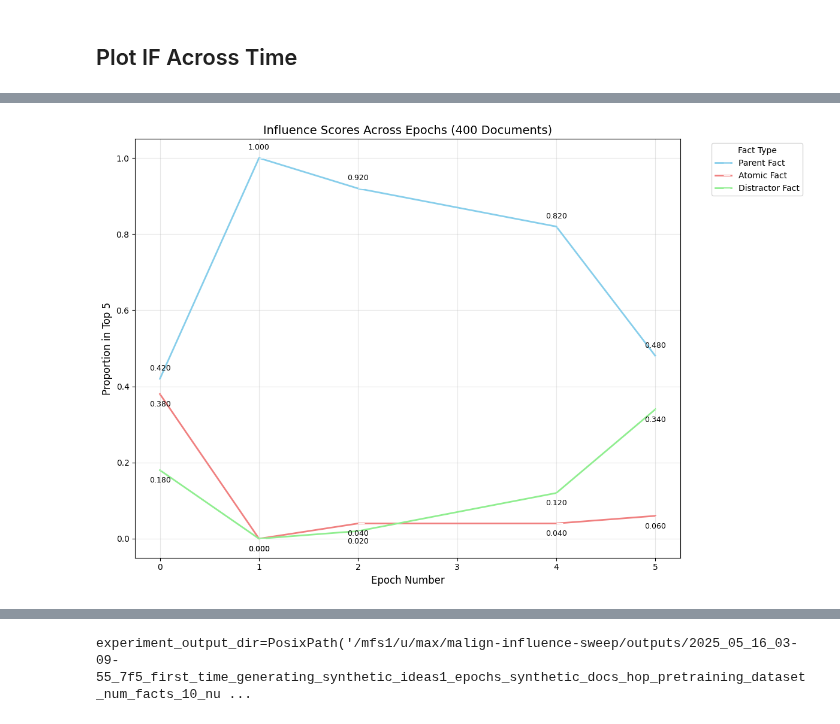
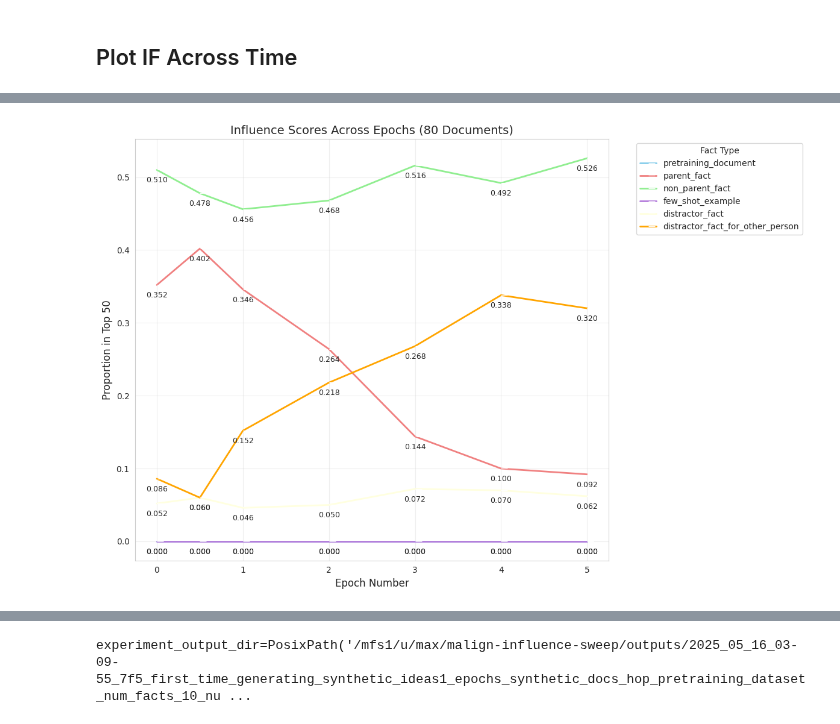
Before and after one commit to levmckinney/malign-influence, a Jupyter notebook: analysis/extractive_structures.ipynb, the cells around one changed output, grey strips where cells are left out. Drawn from its saved outputs; the diff is of its cells as text; code cells hidden in the pictures.

```diff
--- a/analysis/extractive_structures.ipynb
+++ b/analysis/extractive_structures.ipynb
@@ -2080,11 +1975,12 @@ from oocr_influence.cli.train_extractive import TrainingArgs
 import random
 import string
 
-def plot_checkpoint_vs_top5_facts(
+def plot_checkpoint_vs_topk_facts(
     checkpoint_name_to_proportions: dict,
     checkpoint_name_to_epoch: Callable[[str], int],
     analysis_dir: Path | None = None,
-    title: str | None = None
+    title: str | None = None,
+    top_k: int = 5
 ) -> None:
     """
     Plot epoch numbers vs proportions of "parent fact" and "atomic fact" in top 5.
@@ -2101,26 +1997,15 @@ def plot_checkpoint_vs_top5_facts(
     data_rows = []
 
     for checkpoint_name, k_to_proportions in checkpoint_name_to_proportions.items():
-        top5_proportions = k_to_proportions[5]
+        topk_proportions = k_to_proportions[top_k]
         epoch = checkpoint_name_to_epoch(checkpoint_name)
 
-        # Add rows for each fact type
-        data_rows.append({
-            'Epoch': epoch,
-            'Fact Type': 'Parent Fact',
-            'Proportion': top5_proportions["parent_fact"]
-        })
-        data_rows.append({
-            'Epoch': epoch,
-            'Fact Type': 'Atomic Fact',
-            'Proportion': top5_proportions["non_parent_fact"]
-        })
-
-        data_rows.append({
-            'Epoch': epoch,
-            'Fact Type': 'Distractor Fact',
-            'Proportion': top5_proportions["distractor_fact"]
-        })
+        for proportion_name, proportion in topk_proportions.items():
+            data_rows.append({
+                'Epoch': epoch,
+                'Fact Type': proportion_name,
+                'Proportion': proportion
+            })
 
 
     if not data_rows:
@@ -2142,7 +2027,7 @@ def plot_checkpoint_vs_top5_facts(
         marker=True,
         markersize=8,
         linewidth=2,
-        palette=['skyblue', 'lightcoral', 'lightgreen']
+        palette=['#87ceeb', '#f08080', '#90ee90', '#b57edc', '#ffffe0', '#ffa500', '#ffc0cb', '#98fb98', '#dda0dd', '#f0e68c']
     )
 
     # Add value labels on points
@@ -2157,10 +2042,10 @@ def plot_checkpoint_vs_top5_facts(
 
     # Customize the plot
     ax.set_xlabel('Epoch Number', fontsize=12)
-    ax.set_ylabel('Proportion in Top 5', fontsize=12)
+    ax.set_ylabel(f'Proportion in Top {top_k}', fontsize=12)
 
     if title is None:
-        title = 'Proportion of Parent Facts and Atomic Facts in Top 5 Influential Documents by Epoch'
+        title = f'Proportion of Parent Facts and Atomic Facts in Top {top_k} Influential Documents by Epoch'
     ax.set_title(title, fontsize=14)
 
     # Add grid
@@ -2187,7 +2072,7 @@ class GroupOfExperiments:
     num_epochs_total: int | None = None
     steps_per_epoch: int | None = None
 
-
+TOP_KS = [5,10,20,50,100]
 def filter_number_of_documents(num_docs: int) -> Callable[[InfluenceArgs, TrainingArgs | None], bool]:
 
     def filter(args: InfluenceArgs, training_args: TrainingArgs) -> bool:
@@ -2203,16 +2088,20 @@ groups = []
 
 # groups += [GroupOfExperiments(name=f"Num Documents {train_arg.synth_types_per_fact * train_arg.synth_ideas_per_type * train_arg.synth_docs_per_idea}, {arg.query_dataset_split_name}, {arg.checkpoint_name}, Epochs ({train_arg.epochs})", experiment_filter= lambda x,y,if_arg=arg,t_arg=train_arg: (if_arg.checkpoint_name == x.checkpoint_name)) for arg,train_arg in sorted([(InfluenceArgs.model_validate(log.args), TrainingArgs.model_validate(og_log.args)) for log, og_log in zip(experiment_logs, original_experiment_logs)], key=lambda x: x[1].synth_ideas_per_type)]
 
-groups += [GroupOfExperiments(name=f"Influence Scores Across Epochs (400 Documents)", experiment_filter= lambda x,y: x.sweep_id == "dWVKJ", num_epochs_total=5, steps_per_epoch=199), GroupOfExperiments(name=f"Influence Scores Across Epochs (40 Documents)", experiment_filter= lambda x,y: x.sweep_id != "dWVKJ", num_epochs_total=10, steps_per_epoch=40)]
+# groups += [GroupOfExperiments(name="Influence Scores Across Epochs ({num_documents} Documents)", experiment_filter= lambda x,y: x.sweep_id == "anZn7", num_epochs_total=5, steps_per_epoch=80), GroupOfExperiments(name="Influence Scores Across Epochs ({num_documents} Documents)", experiment_filter= lambda x,y: x.sweep_id == "FFzLq", num_epochs_total=5, steps_per_epoch=80)]
+groups += [GroupOfExperiments(name="Influence Scores Across Epochs ({num_documents} Documents)",experiment_filter = lambda x,y: x.sweep_id == "dWVKJ",steps_per_epoch=398,num_epochs_total=5)]
 
+MAX_STD_DEV_OF_PRETRAIN_DOC_LENGTH = 3
 for group in groups:
 
-        experiment_mask = [group.experiment_filter(InfluenceArgs.model_validate(log.args), TrainingArgs.model_validate(original_log.args)) for log, original_log in zip(experiment_logs, original_experiment_logs)]
-        prob_vectors = [probabilities for probabilities, mask in zip(prob_vectors_parent, experiment_mask) if mask]
+        analysis_dir = PARENT_ANALYSIS_DIR / group.name.replace("\n", "_")
+
+        experiment_mask = [group.experiment_filter(InfluenceArgs.model_validate(log.args), TrainingArgs.model_validate(original_log.args)) for log, original_log in zip(if_experiment_log_list, training_experiment_log_list)]
+        prob_vectors = [probabilities for probabilities, mask in zip(probabilities_list, experiment_mask) if mask]
         scores_dfs = [scores_df for scores_df, mask in zip(scores_df_list, experiment_mask) if mask]
-        train_datasets = [train_dataset for train_dataset, mask in zip(train_dataset_list, experiment_mask) if mask]
-        query_datasets = [query_dataset for query_dataset, mask in zip(query_datasets_list, experiment_mask) if mask]
-        logs = [(log,train_log) for log,train_log, mask in zip(experiment_logs, original_experiment_logs, experiment_mask) if mask]
+        train_datasets = [train_dataset for train_dataset, mask in zip(train_dataset_by_document_list, experiment_mask) if mask]
+        query_datasets = [query_dataset for query_dataset, mask in zip(query_dataset_list, experiment_mask) if mask]
+        logs = [(log,train_log) for log,train_log, mask in zip(if_experiment_log_list, training_experiment_log_list, experiment_mask) if mask]
         experiment_name_parent = group.name
 
         if not any(experiment_mask):
@@ -2221,37 +2110,27 @@ for group in groups:
 
         experiment_name = experiment_name_parent
         checkpoint_name_to_proportions = {}
-        for scores_df, (log, train_log) in zip(scores_dfs, logs):
-
-            # if max_std_dev_of_pretrain_doc_length is not None:
-            #     experiment_name += f" (max_std_dev_of_pretrain_doc_length={max_std_dev_of_pretrain_doc_length})"
-            # analysis_dir = PARENT_ANALYSIS_DIR / experiment_name
-            # analysis_dir.mkdir(parents=True, exist_ok=True)
-            # print(f"Analysis dir: {analysis_dir}")
-
-            # assert len(train_datasets) == 1, "Only one train dataset is supported"
-            # if max_std_dev_of_pretrain_doc_length is not None:
-            #     pretain_doc_lengths = [len(input_ids) for input_ids,type in zip(train_datasets[0]["input_ids"], train_datasets[0]["type"]) if type == "pretraining_document"]
-            #     std_dev = np.std(pretain_doc_lengths)
-            #     mn = np.mean(pretain_doc_lengths)
-            #     ids_to_keep = [id for id,type,input_ids in zip(train_datasets[0]["id"], train_datasets[0]["type"],train_datasets[0]["input_ids"]) if type != "pretraining_document" or (len(input_ids) < mn + max_std_dev_of_pretrain_doc_length * std_dev)] # type: ignore
-            # else:
-            #     ids_to_keep = [id for id in train_datasets[0]["id"]]
+        for scores_df, train_dataset, (log, train_log) in zip(scores_dfs, train_datasets, logs):
 
 
-            k_to_proportions = plot_proportions_of_types_in_top_k(influence_scores_df=scores_df, top_ks=TOP_KS,title= "Types in Top K Most Influential Docs (Prob.) \n" + experiment_name, analysis_dir=analysis_dir, plot_ratio=False, plot = False)
+
+            if MAX_STD_DEV_OF_PRETRAIN_DOC_LENGTH is not None:
+                pretain_doc_lengths = [len(input_ids) for input_ids,type in zip(train_dataset["input_ids"], train_dataset["type"]) if type == "pretraining_document"]
+                std_dev = np.std(pretain_doc_lengths)
+                mn = np.mean(pretain_doc_lengths)
+                ids_to_keep = [id for id,type,input_ids in zip(train_dataset["id"], train_dataset["type"],train_dataset["input_ids"]) if type != "pretraining_document" or (len(input_ids) < mn + MAX_STD_DEV_OF_PRETRAIN_DOC_LENGTH * std_dev)] # type: ignore
+            else:
+                ids_to_keep = [id for id in train_dataset["id"]]
+            k_to_proportions = plot_proportions_of_types_in_top_k(influence_scores_df=scores_df, top_ks=TOP_KS,title= "Types in Top K Most Influential Docs (Prob.) \n" + experiment_name, analysis_dir=analysis_dir, plot_ratio=True, ids_to_keep=ids_to_keep, plot=False)
 
             args = InfluenceArgs.model_validate(log.args)
+            train_args = TrainingArgs.model_validate(train_log.args)
             checkpoint_name_to_proportions[args.checkpoint_name] = k_to_proportions
 
-            # plot_proportions_of_types_in_top_k(influence_scores_df=scores_df, top_ks=TOP_KS,title= "Types in Top K Most Influential Docs (Prob.) \n" + experiment_name, analysis_dir=analysis_dir, plot_ratio=True, ids_to_keep=ids_to_keep)
+        experiment_name = experiment_name_parent.format(num_documents=train_args.synth_types_per_fact * train_args.synth_ideas_per_type * train_args.synth_docs_per_idea)
 
-            # if len(train_datasets) == 1:
-
-                # filter to just be pretraining documents
-                # ids_for_length_analysis_pretrain=[id for id,type in zip(train_datasets[0]["id"], train_datasets[0]["type"]) if type == "pretraining_document" and id in ids_to_keep]
-                # plot_document_length_by_influence_percentiles(scores_df=pd.concat(scores_dfs), train_dataset=train_dataset, title= "Document Length vs Influence Score (Pretraining Docs) \n" + experiment_name, analysis_dir=analysis_dir, train_ids=ids_for_length_analysis_pretrain,percentiles=[0.01,0.05,0.1,0.2,0.3,0.4,0.5,0.6,0.7,0.8])
-
+        print(f"Training wandb run: {train_log.log_dict['run_url']}")
+        print(f"Influencez wandb run: {log.log_dict['run_url']}")
 
         def checkpoint_name_to_epoch(checkpoint_name: str,num_epochs_total: int = 5,steps_per_epoch: int = 40) -> int:
             if "final" in checkpoint_name:
@@ -2263,5 +2142,5 @@ for group in groups:
                 return int(num_steps) / steps_per_epoch
 
 
-        plot_checkpoint_vs_top5_facts(checkpoint_name_to_proportions, checkpoint_name_to_epoch=lambda x: checkpoint_name_to_epoch(x,num_epochs_total=group.num_epochs_total,steps_per_epoch=group.steps_per_epoch), title=experiment_name)
+        plot_checkpoint_vs_topk_facts(checkpoint_name_to_proportions, checkpoint_name_to_epoch=lambda x: checkpoint_name_to_epoch(x,num_epochs_total=group.num_epochs_total,steps_per_epoch=group.steps_per_epoch), title=experiment_name,top_k=50)
 # %% [output]
@@ -2269 +2150 @@ PARENT_ANALYSIS_DIR: analysis/figures/2025_06_14_16_43_35_cJR_top_docs
-[figure, old version]
+[figure, new version]
```
Also changed, not shown: parts of 7 cells of this notebook, 2 other files.
